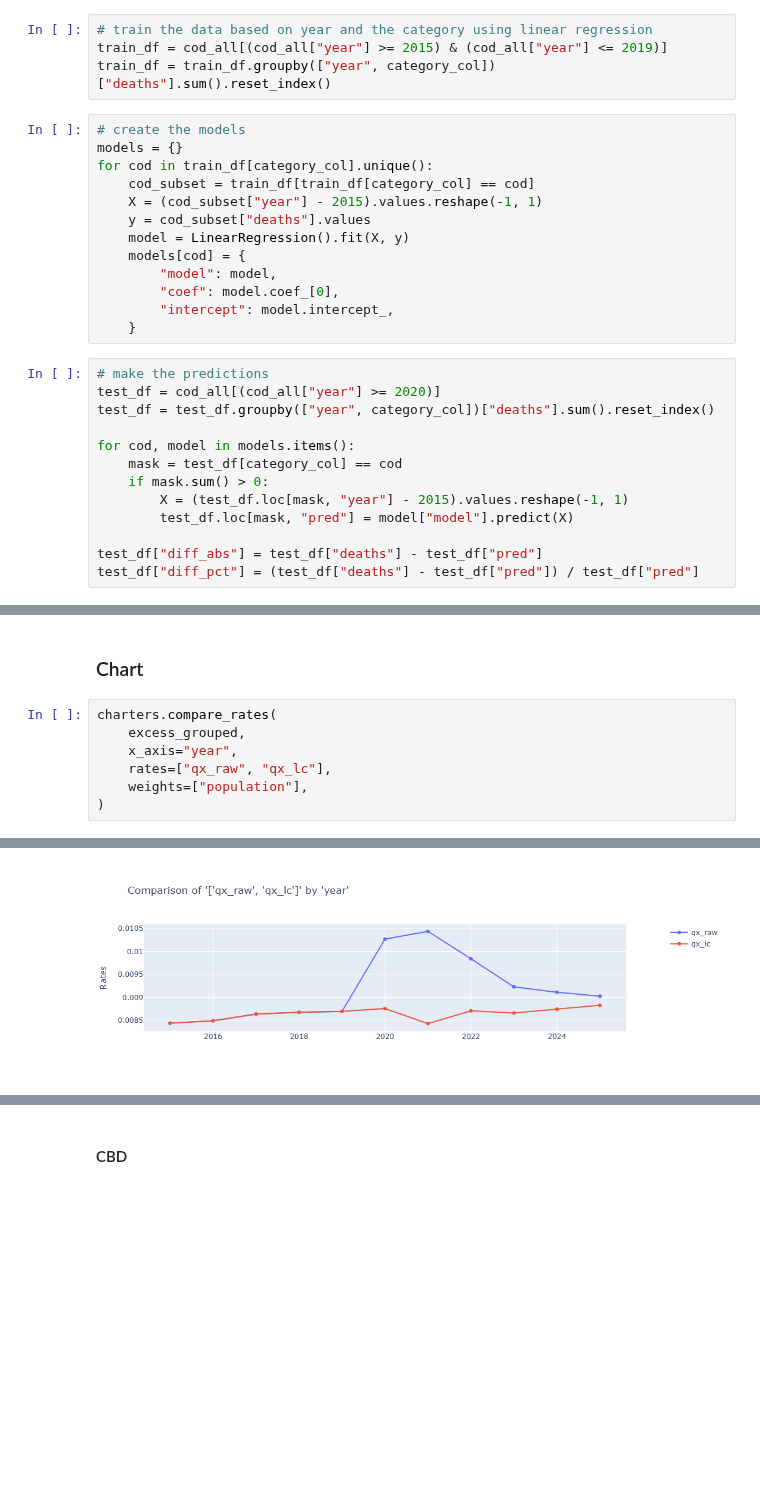
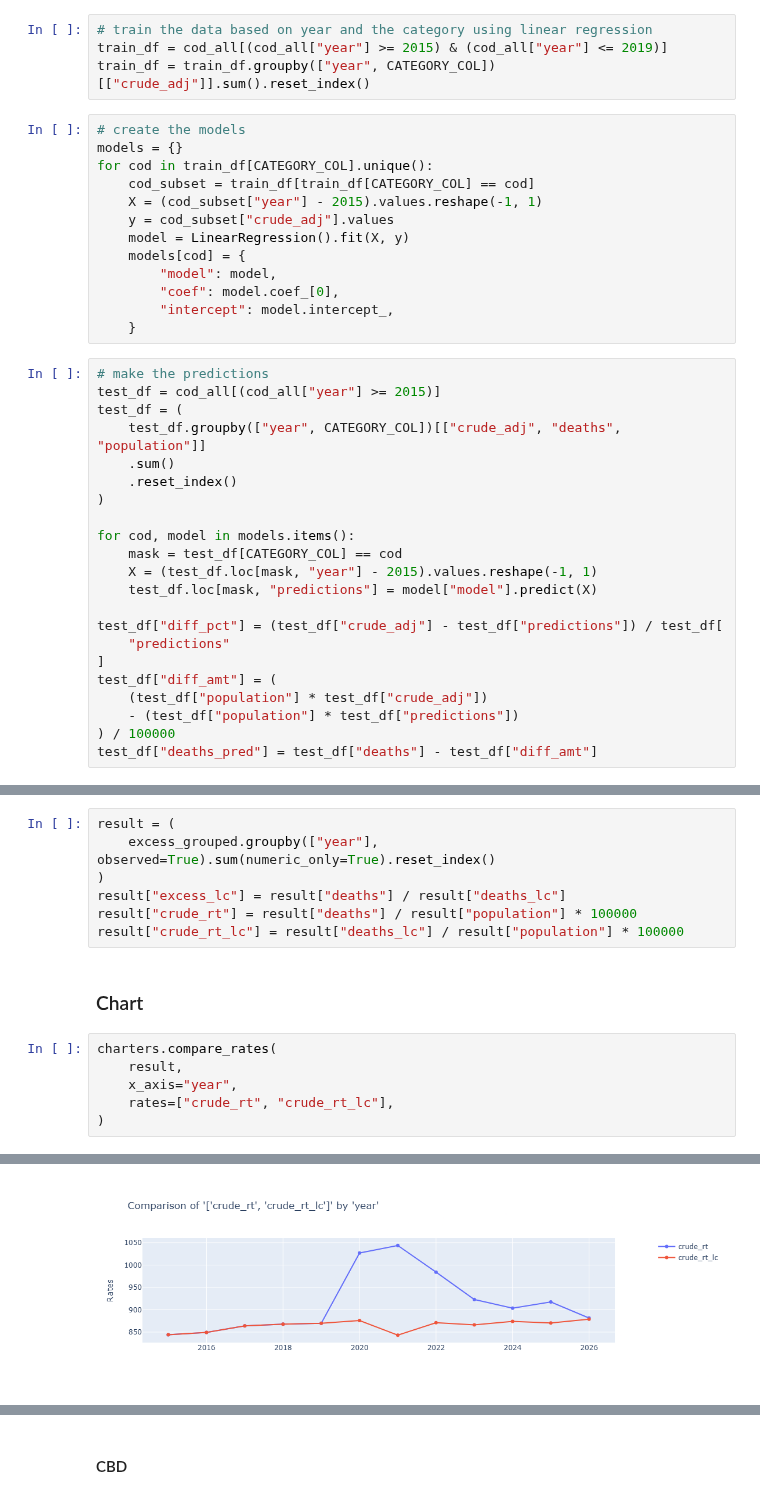
Before and after one commit to jkoestner/morai, a Jupyter notebook: notebooks/tutorials/cdc.ipynb, the cells around one changed output, grey strips where cells are left out. Cells and saved outputs as stored; diff of their text form; blank space fills up the shorter version.

```diff
--- a/notebooks/tutorials/cdc.ipynb
+++ b/notebooks/tutorials/cdc.ipynb
@@ -111,14 +186,14 @@ category_orders = charters.get_category_orders(
 # %%
 # train the data based on year and the category using linear regression
 train_df = cod_all[(cod_all["year"] >= 2015) & (cod_all["year"] <= 2019)]
-train_df = train_df.groupby(["year", category_col])["deaths"].sum().reset_index()
+train_df = train_df.groupby(["year", CATEGORY_COL])[["crude_adj"]].sum().reset_index()
 # %%
 # create the models
 models = {}
-for cod in train_df[category_col].unique():
-    cod_subset = train_df[train_df[category_col] == cod]
+for cod in train_df[CATEGORY_COL].unique():
+    cod_subset = train_df[train_df[CATEGORY_COL] == cod]
     X = (cod_subset["year"] - 2015).values.reshape(-1, 1)
-    y = cod_subset["deaths"].values
+    y = cod_subset["crude_adj"].values
     model = LinearRegression().fit(X, y)
     models[cod] = {
         "model": model,
@@ -127,14 +202,23 @@ for cod in train_df[category_col].unique():
     }
 # %%
 # make the predictions
-test_df = cod_all[(cod_all["year"] >= 2020)]
-test_df = test_df.groupby(["year", category_col])["deaths"].sum().reset_index()
+test_df = cod_all[(cod_all["year"] >= 2015)]
+test_df = (
+    test_df.groupby(["year", CATEGORY_COL])[["crude_adj", "deaths", "population"]]
+    .sum()
+    .reset_index()
+)
 
 for cod, model in models.items():
-    mask = test_df[category_col] == cod
-    if mask.sum() > 0:
-        X = (test_df.loc[mask, "year"] - 2015).values.reshape(-1, 1)
-        test_df.loc[mask, "pred"] = model["model"].predict(X)
+    mask = test_df[CATEGORY_COL] == cod
+    X = (test_df.loc[mask, "year"] - 2015).values.reshape(-1, 1)
+    test_df.loc[mask, "predictions"] = model["model"].predict(X)
 
-test_df["diff_abs"] = test_df["deaths"] - test_df["pred"]
-test_df["diff_pct"] = (test_df["deaths"] - test_df["pred"]) / test_df["pred"]
+test_df["diff_pct"] = (test_df["crude_adj"] - test_df["predictions"]) / test_df[
+    "predictions"
+]
+test_df["diff_amt"] = (
+    (test_df["population"] * test_df["crude_adj"])
+    - (test_df["population"] * test_df["predictions"])
+) / 100000
+test_df["deaths_pred"] = test_df["deaths"] - test_df["diff_amt"]
@@ -375,13 +576,19 @@ excess_grouped = pd.merge(
     how="left",
 )
 excess_grouped["deaths_lc"] = excess_grouped["population"] * excess_grouped["qx_lc"]
+# %%
+result = (
+    excess_grouped.groupby(["year"], observed=True).sum(numeric_only=True).reset_index()
+)
+result["excess_lc"] = result["deaths"] / result["deaths_lc"]
+result["crude_rt"] = result["deaths"] / result["population"] * 100000
+result["crude_rt_lc"] = result["deaths_lc"] / result["population"] * 100000
 # %% [markdown]
 ### Chart
 # %%
 charters.compare_rates(
-    excess_grouped,
+    result,
     x_axis="year",
-    rates=["qx_raw", "qx_lc"],
-    weights=["population"],
+    rates=["crude_rt", "crude_rt_lc"],
 )
 # %% [output]
@@ -389 +595 @@ charters.compare_rates(
-[figure, old version]
+[figure, new version]
```
Also changed, not shown: parts of 75 cells of this notebook, 16 other files.
